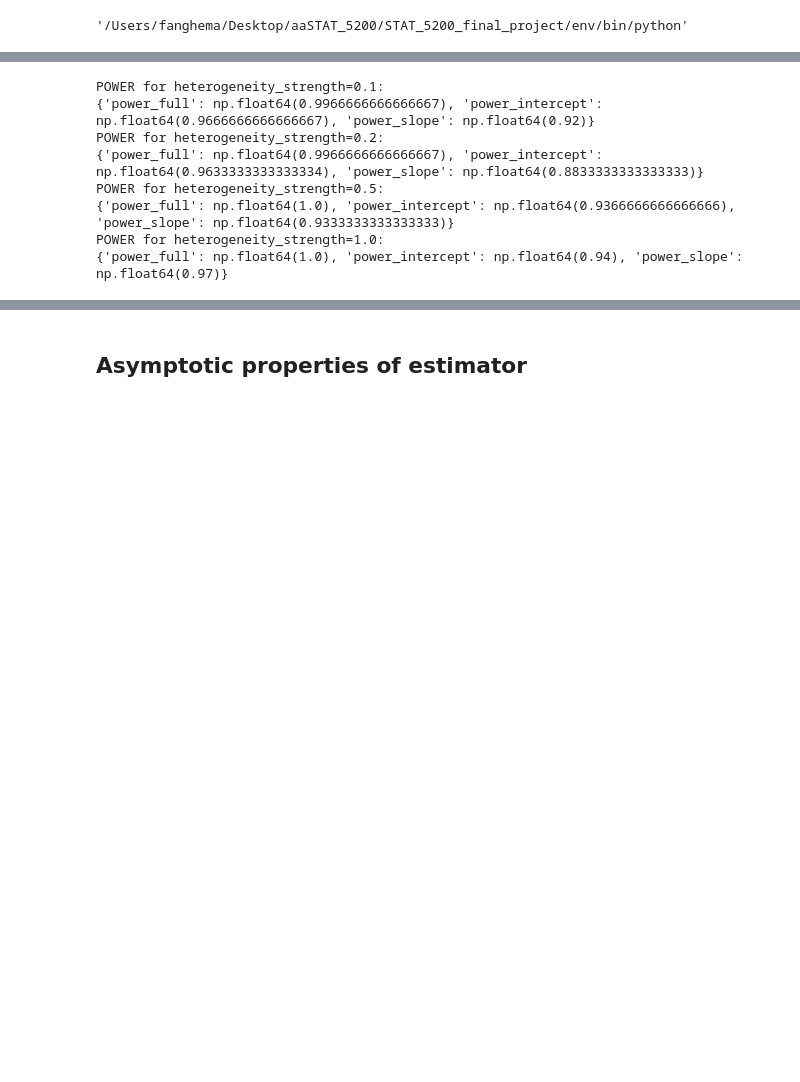
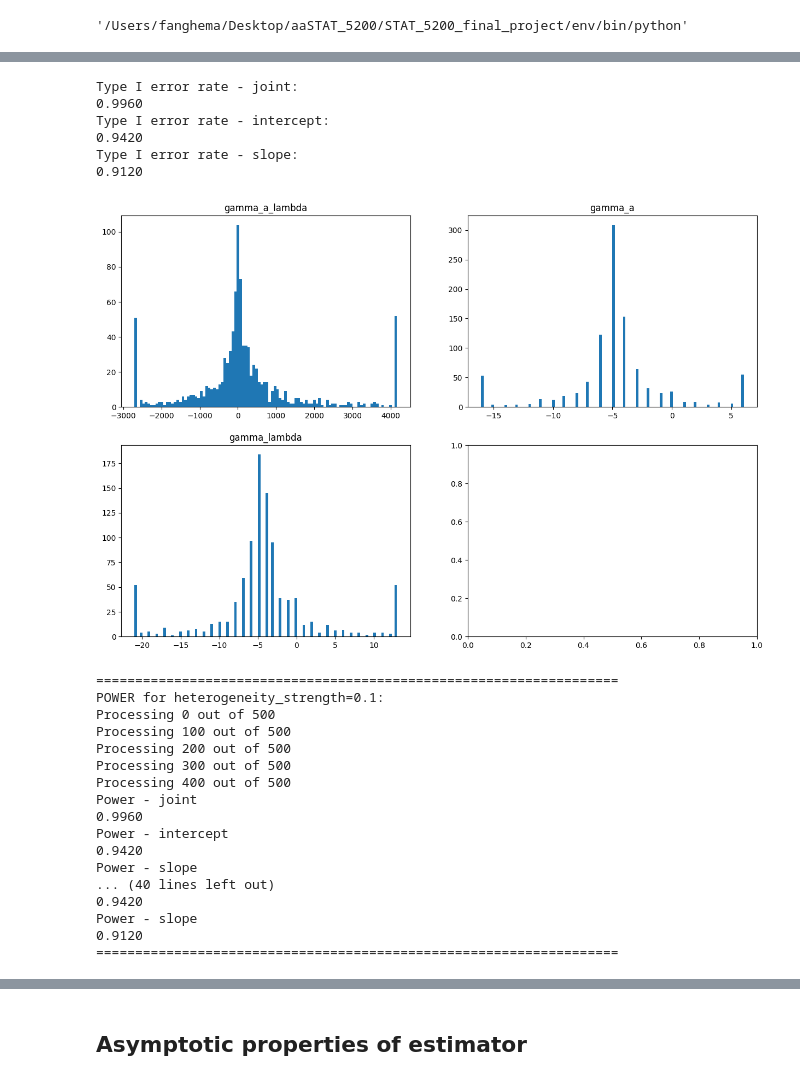
Before and after one commit to fanghe-ma/tests_for_asset_pricing_with_time_varying_factor_loads, a Jupyter notebook: code/05_monte_carlo.ipynb, the cells around one changed output, grey strips where cells are left out. Saved outputs shown, nothing was run; the diff lists cells and outputs as text; code cells hidden in the pictures; blank space fills up the shorter version.

```diff
--- a/code/05_monte_carlo.ipynb
+++ b/code/05_monte_carlo.ipynb
@@ -170,5 +124,8 @@ def run_power_mc(N, K, R, T, heterogeneity_strength,
 # %%
+alpha = 0.05
+n_rep = 1000
 print("SIZE TEST RESULTS:")
-print(run_size_mc(N=20, K=3, R=1, T=200, n_rep=300))
+
+results = run_mc(N=20, K=3, R=1, T=200, n_rep=n_rep, verbose= True)
 # %% [output]
 SIZE TEST RESULTS:
@@ -176,15 +142,71 @@ SIZE TEST RESULTS:
+# %%
+critical = norm.ppf(1 - alpha/2)
+print(f"Type I error rate - joint: ")
+print(f"{(np.abs(results['gamma_a_lambda']) > critical).sum() / n_rep:.4f}")
+
+print(f"Type I error rate - intercept: ")
+print(f"{(np.abs(results['gamma_a']) > critical).sum() / n_rep:.4f}")
+
+print(f"Type I error rate - slope: ")
+print(f"{(np.abs(results['gamma_lambda']) > critical).sum() / n_rep:.4f}")
+# %% [output]
+Type I error rate - joint:
+0.9960
+Type I error rate - intercept:
+0.9420
+Type I error rate - slope:
+0.9120
+# %%
+fig, axes = plt.subplots(2, 2, figsize = (15, 10))
+axes = np.ravel(axes)
+
+for i, test_statistic in enumerate(['gamma_a_lambda', 'gamma_a', 'gamma_lambda']):
+    axes[i].hist(
+        utils.clean(results[test_statistic]),
+        bins = 100,
+    )
+    axes[i].set_title(test_statistic)
+# %% [output]
+[figure, added]
 # %%
+power_results = {}
 for delta in [0.1, 0.2, 0.5, 1.0]:
+
+    print("===================================================================")
     print(f"POWER for heterogeneity_strength={delta}:")
-    print(run_power_mc(N=20, K=3, R=1, T=200,
+
+    local_results = run_mc(N=20, K=3, R=1, T=200,
                     heterogeneity_strength=delta,
-                    n_rep=300))
+                    n_rep=500,
+                    verbose = True)
+
+    power_results[delta]= local_results
+
+    critical = norm.ppf(1 - alpha/2)
+    print(f"Power - joint")
+    print(f"{(np.abs(results['gamma_a_lambda']) > critical).sum() / n_rep:.4f}")
+
+    print(f"Power - intercept")
+    print(f"{(np.abs(results['gamma_a']) > critical).sum() / n_rep:.4f}")
+
+    print(f"Power - slope")
+    print(f"{(np.abs(results['gamma_lambda']) > critical).sum() / n_rep:.4f}")
+    print("===================================================================")
 # %% [output]
+===================================================================
 POWER for heterogeneity_strength=0.1:
-{'power_full': np.float64(0.9966666666666667), 'power_intercept': np.float64(0.9666666666666667), 'power_slope': np.float64(0.92)}
-POWER for heterogeneity_strength=0.2:
-{'power_full': np.float64(0.9966666666666667), 'power_intercept': np.float64(0.9633333333333334), 'power_slope': np.float64(0.8833333333333333)}
-POWER for heterogeneity_strength=0.5:
-{'power_full': np.float64(1.0), 'power_intercept': np.float64(0.9366666666666666), 'power_slope': np.float64(0.9333333333333333)}
-POWER for heterogeneity_strength=1.0:
-{'power_full': np.float64(1.0), 'power_intercept': np.float64(0.94), 'power_slope': np.float64(0.97)}
+Processing 0 out of 500
+Processing 100 out of 500
+Processing 200 out of 500
+Processing 300 out of 500
+Processing 400 out of 500
+Power - joint
+0.9960
+Power - intercept
+0.9420
+Power - slope
+... (40 lines left out)
+0.9420
+Power - slope
+0.9120
+===================================================================
```
Also changed, not shown: parts of 6 cells of this notebook, 25 other files.
